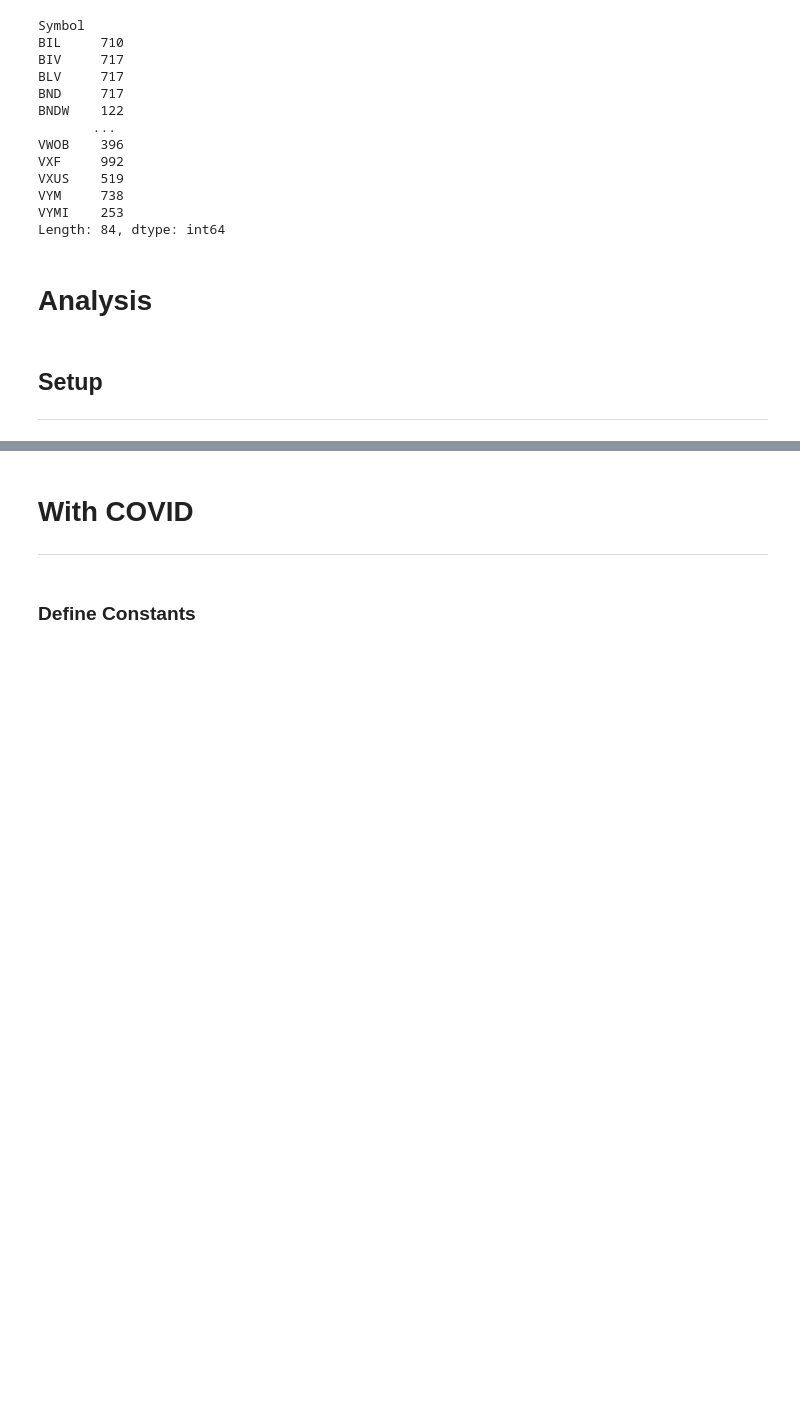
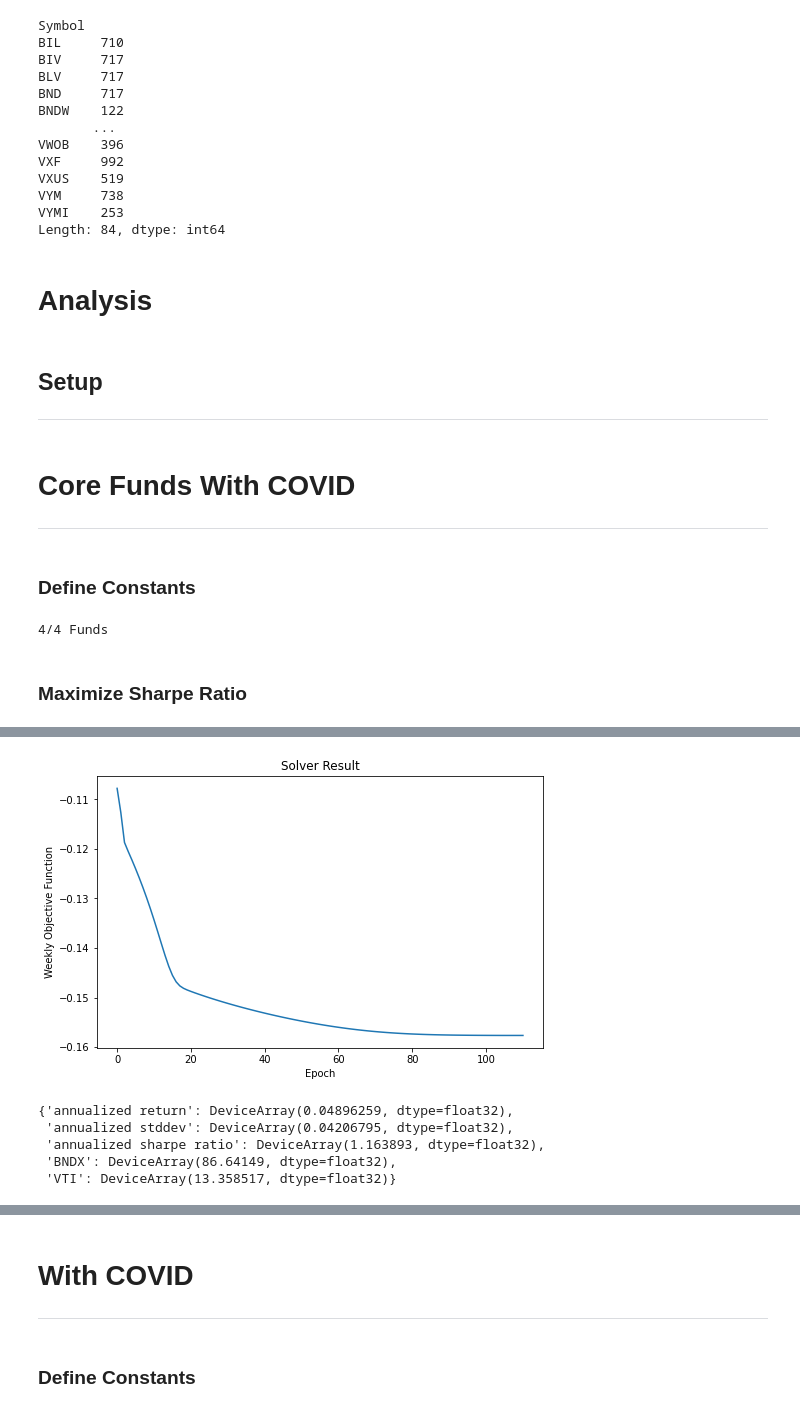
Before and after one commit to Matthew-Amos/Portfolio-Optimization, a Jupyter notebook: January_2021.ipynb, the cells around one changed output, grey strips where cells are left out. Cells and saved outputs as stored; diff of their text form; code cells hidden in the pictures; blank space fills up the shorter version.

```diff
--- a/January_2021.ipynb
+++ b/January_2021.ipynb
@@ -383,3 +382,30 @@ def portfolio_stats(w):
             stats[sample_symbols[i]] = w[1, i]*100
 
     return stats
+# %% [markdown]
+# Core Funds With COVID
+
+---
+# %% [markdown]
+### Define Constants
+# %%
+min_weeks = 52*7
+
+assets = model_matrices(min_weeks, exclude=0, included_funds = ["BND", "BNDX", "VTI", "VXUS"])
+X = assets['data']
+sample_symbols = assets['symbols']
+H = assets['hprs']
+M, N = assets['dims']
+U = assets['mean']
+S = assets['cov']
+
+print(f"{X.shape[1]}/4 Funds")
+# %% [output]
+4/4 Funds
+# %% [markdown]
+### Maximize Sharpe Ratio
+# %%
+w_covid_obj1_core, objs = solve_portfolio(inline_obj1, 500, 0.5, 1e-9)
+plot_objs(objs)
+portfolio_stats(w_covid_obj1_core)
+# %% [output]
@@ -385,0 +413,6 @@ def portfolio_stats(w):
+[figure, added]
+{'annualized return': DeviceArray(0.04896259, dtype=float32),
+ 'annualized stddev': DeviceArray(0.04206795, dtype=float32),
+ 'annualized sharpe ratio': DeviceArray(1.163893, dtype=float32),
+ 'BNDX': DeviceArray(86.64149, dtype=float32),
+ 'VTI': DeviceArray(13.358517, dtype=float32)}
```
Also changed, not shown: parts of 44 cells of this notebook.
